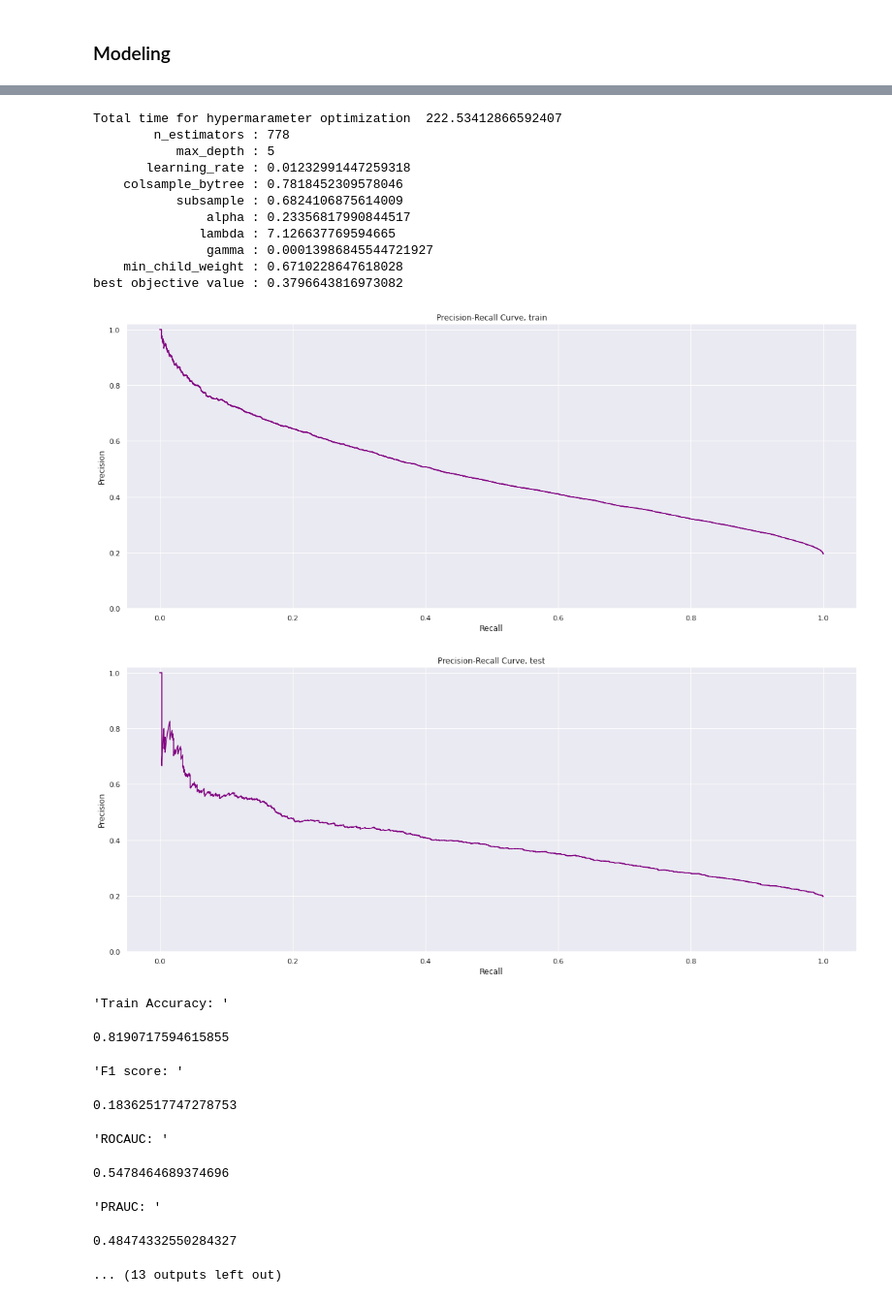
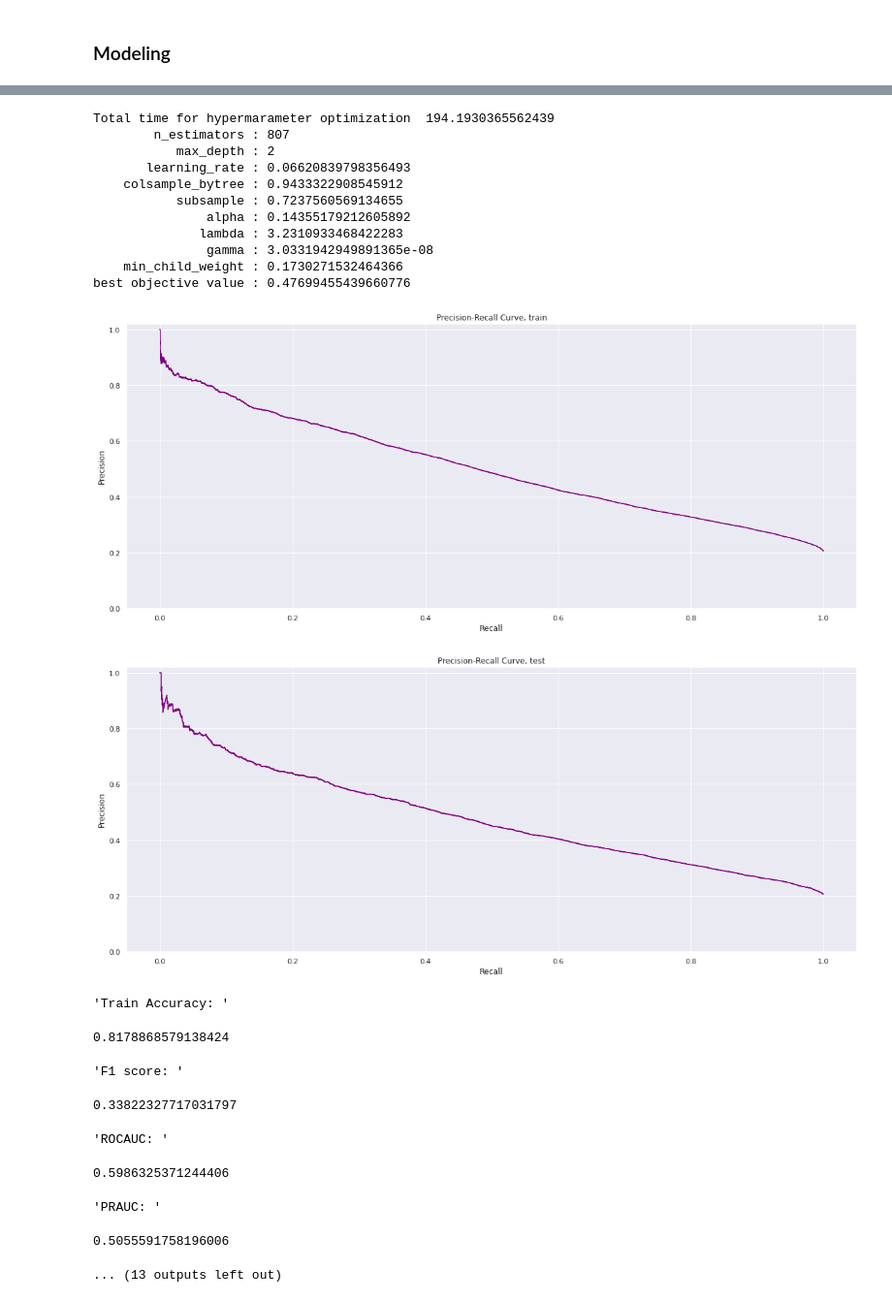
Before and after one commit to MykolaPinchuk/KaggleProjects, a Jupyter notebook: kp102-lc-loaddef.ipynb, the cells around one changed output, grey strips where cells are left out. Shown at 97% size. Drawn from its saved outputs; the diff is of its cells as text; code cells hidden in the pictures.

```diff
--- a/kp102-lc-loaddef.ipynb
+++ b/kp102-lc-loaddef.ipynb
@@ -102,12 +108,12 @@ class CrossFoldEncoder:
 # %%
 time0 = time.time()
 
-with open('../input/lc-800k-sample/LCLoans_141_800k.pkl', 'rb') as pickled_one:
+with open('../input/lc-sample850k/LCLoans_sample850k.pkl', 'rb') as pickled_one:
     df = pickle.load(pickled_one)
 
 display(df.head())
 
-features_tokeep = ['loan_status',
+features_tokeep = ['id', 'loan_status',
  'loan_amnt', 'funded_amnt', 'funded_amnt_inv', 'term', 'int_rate', 'installment','issue_d',
  'purpose', 'title', 'initial_list_status', 'application_type',
  'grade', 'sub_grade', 'fico_range_high',
@@ -130,7 +136,9 @@ features_tokeep = ['loan_status',
 
 df = df[features_tokeep]
 
+recoveries = df[['id', 'recoveries', 'loan_amnt', 'int_rate']]
 
+df.drop(columns = ['recoveries'], inplace=True)
 df.drop(columns = ['il_util', 'max_bal_bc'], inplace=True)
 # these are useful features, which I will preprocess later
 
@@ -139,7 +147,7 @@ df.issue_d = pd.to_datetime(df.issue_d, format='%b-%Y')
 df['year_issued']=df.issue_d.dt.year
 #df = df[df.year_issued.isin([2018])]
 
-df = df.sample(100000)
+df = df.sample(200000)
 df.reset_index(inplace=True, drop=True)
 display(df.shape, time.time()-time0, df.head())
 # %% [output]
@@ -571,13 +581,16 @@ for col in features_fill_M:
     df[col] = df[col].cat.add_categories(['MISSING'])
     df[col] = df[col].fillna(value='MISSING')
 
-test_size = 0.1
+test_size = 0.25
 df.reset_index(inplace=True, drop=True)
 test_index = random.sample(list(df.index), int(test_size*df.shape[0]))
 train = df.iloc[list(set(df.index)-set(test_index))]
 test = df.iloc[test_index]
 train.reset_index(drop=True, inplace=True)
 test.reset_index(drop=True, inplace=True)
+test00 = test.copy()
+train.drop(columns=['id'],inplace=True)
+test.drop(columns=['id'],inplace=True)
 display(train.shape, test.shape, train.head(3), test.head(3))
 
 for col in features_fill_med:
@@ -785,7 +797,7 @@ def objective(trial, cv_runs=1, n_splits=2, n_jobs=-1, scale_pos_weight=2):
         "verbosity": 0,  # 0 (silent) - 3 (debug)
         "n_estimators": trial.suggest_int("n_estimators", 200, 1000),
         "max_depth": trial.suggest_int("max_depth", 2, 8),
-        "learning_rate": trial.suggest_uniform("learning_rate", 0.01, 0.3),
+        "learning_rate": trial.suggest_uniform("learning_rate", 0.005, 0.25),
         "colsample_bytree": trial.suggest_uniform("colsample_bytree", 0.1, 0.95),
         "subsample": trial.suggest_uniform("subsample", 0.5, 0.95),
         "alpha": trial.suggest_loguniform("alpha", 0.1, 10.0),
@@ -909,23 +921,23 @@ display(time.time()-time1)
-Total time for hypermarameter optimization  222.53412866592407
-        n_estimators : 778
-           max_depth : 5
-       learning_rate : 0.01232991447259318
-    colsample_bytree : 0.7818452309578046
-           subsample : 0.6824106875614009
-               alpha : 0.23356817990844517
-              lambda : 7.126637769594665
-               gamma : 0.00013986845544721927
-    min_child_weight : 0.6710228647618028
-best objective value : 0.3796643816973082
+Total time for hypermarameter optimization  194.1930365562439
+        n_estimators : 807
+           max_depth : 2
+       learning_rate : 0.06620839798356493
+    colsample_bytree : 0.9433322908545912
+           subsample : 0.7237560569134655
+               alpha : 0.14355179212605892
+              lambda : 3.2310933468422283
+               gamma : 3.0331942949891365e-08
+    min_child_weight : 0.1730271532464366
+best objective value : 0.47699455439660776
-[figure, old version]
+[figure, new version]
-[figure, old version]
+[figure, new version]
 'Train Accuracy: '
-0.8190717594615855
+0.8178868579138424
 'F1 score: '
-0.18362517747278753
+0.33822327717031797
 'ROCAUC: '
-0.5478464689374696
+0.5986325371244406
 'PRAUC: '
-0.48474332550284327
+0.5055591758196006
 ... (13 outputs left out)
 # %%
```
Also changed, not shown: parts of 39 cells of this notebook.
